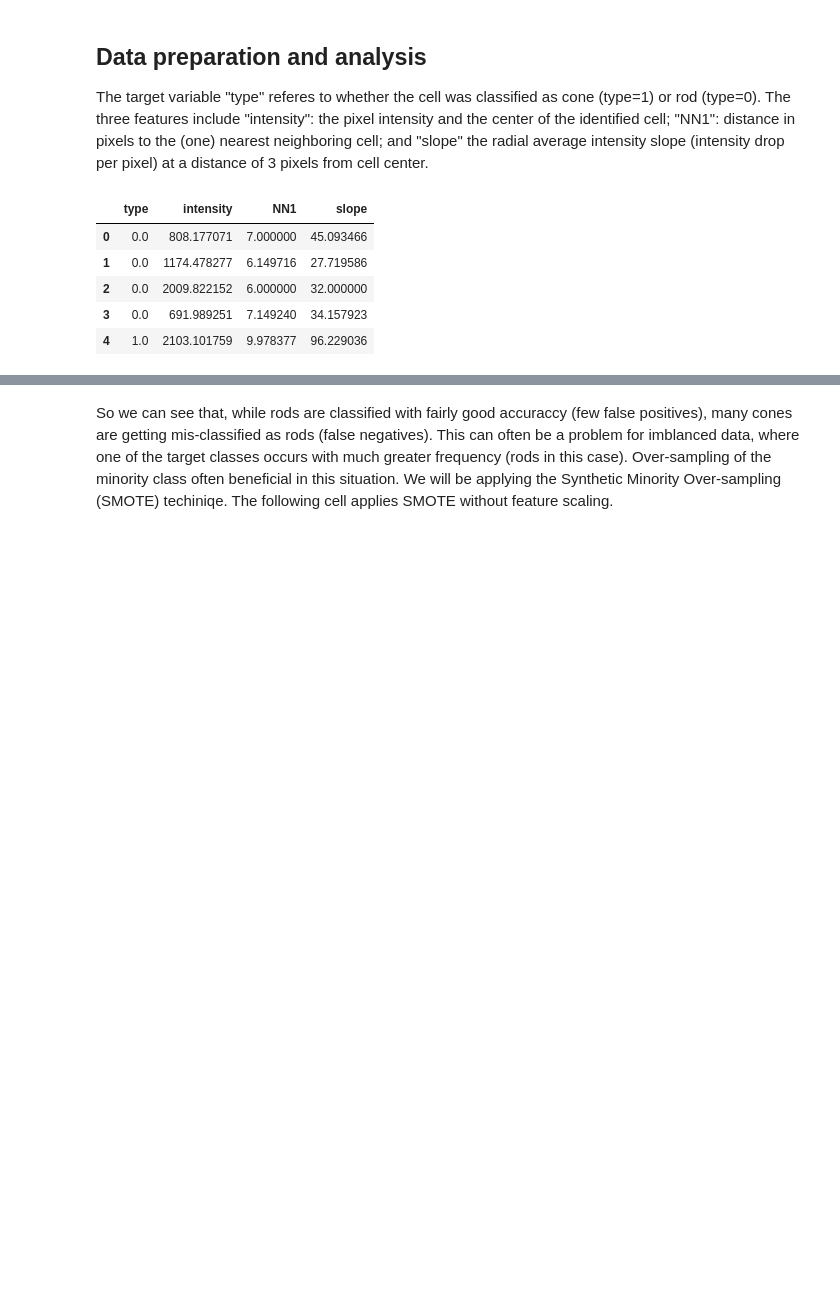
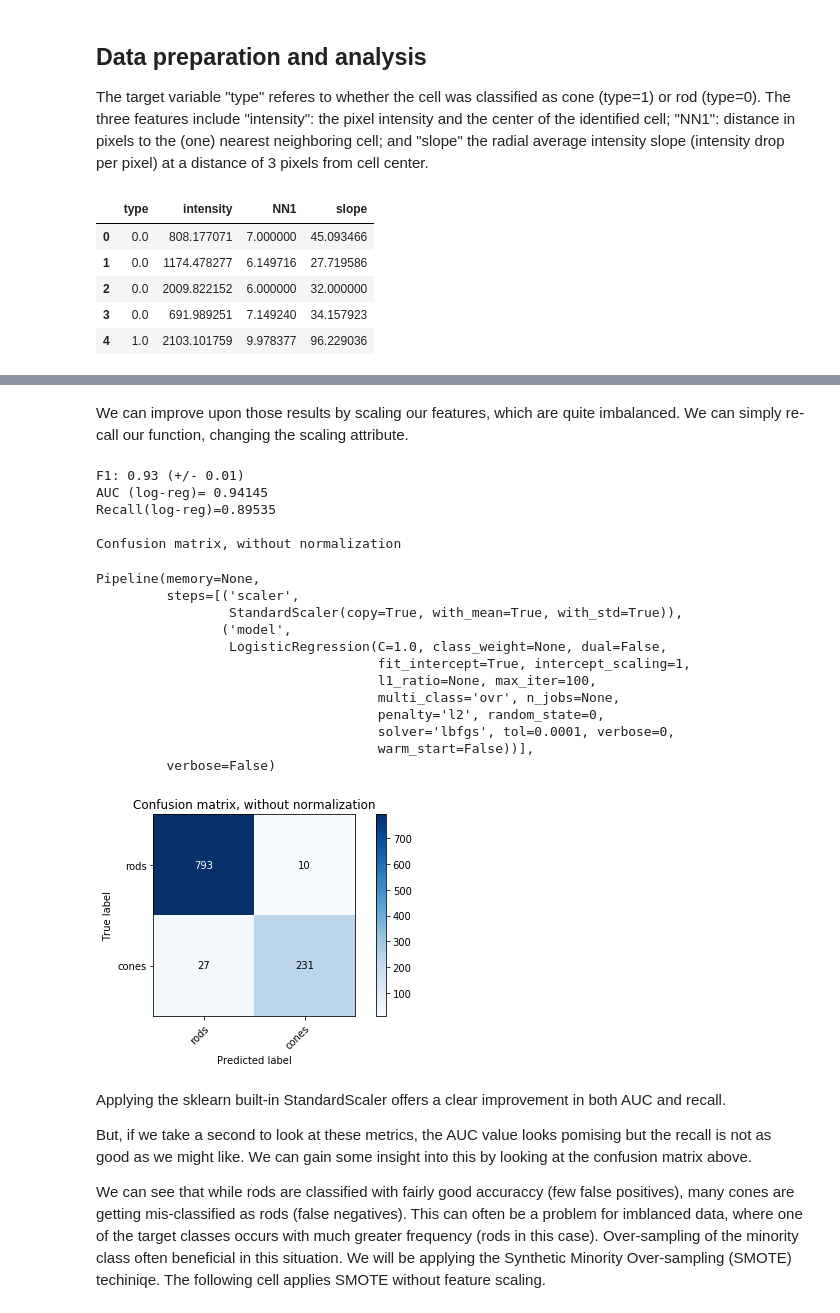
Before and after one commit to ewellsgray/data_science, a Jupyter notebook: pr_cells/cell_predict.ipynb, the cells around one changed output, grey strips where cells are left out. Saved outputs shown, nothing was run; the diff lists cells and outputs as text; code cells hidden in the pictures; blank space fills up the shorter version.

Commit message:
rearranged some ordering, functionalized models

```diff
--- a/pr_cells/cell_predict.ipynb
+++ b/pr_cells/cell_predict.ipynb
@@ -202,0 +169,42 @@ Confusion matrix, without normalization
+# %%
+def predict_logistic(x,y,features=[],do_scale=False,do_resamp=False, show_cm=False,normTF=False):
+
+    if len(features)>0:
+            x=x[features]
+
+    # Split the train/validate data
+    x_train, x_val, y_train, y_val = train_test_split(x,y,test_size=0.2,random_state=3)
+
+    # Option for resampling
+    if do_resamp:
+        sm = SMOTE(random_state=0, ratio = 1.0)
+        x_train, y_train = sm.fit_sample(x_train, y_train)
+
+    model = LogisticRegression(random_state=0,solver='lbfgs', multi_class='ovr')
+
+    # Option for Scaling
+    if do_scale:
+        classifier = Pipeline(steps = [('scaler',StandardScaler()),('model',model)])
+    else:
+        classifier = Pipeline(steps = [('model',model)])
+
+    _=classifier.fit(x_train,y_train)
+    y_predict = classifier.predict(x_val)
+
+    # Evaluate the model with several scores
+    scores = cross_val_score(classifier, x, y, cv=5, scoring='f1_macro')
+    print("F1: %0.2f (+/- %0.2f)" % (scores.mean(), scores.std() * 2))
+
+    auc = roc_auc_score(y_val, y_predict)
+    print('AUC (log-reg)=',round(auc,5))
+
+    recall = recall_score(y_val, y_predict)
+    print('Recall(log-reg)='+str(round(recall,5))+'\n')
+
+
+    if show_cm:
+        plot_confusion_matrix(y_val, y_predict, classes=['rods','cones'],
+                          normalize=normTF,
+                          title=None,
+                          cmap=plt.cm.Blues)
+    return classifier
@@ -203,2 +227,29 @@ Confusion matrix, without normalization
+# %% [markdown]
+We can improve upon those results by scaling our features, which are quite imbalanced. We can simply re-call our function, changing the scaling attribute.
+# %%
+predict_logistic(x,y, do_scale=True, show_cm=True)
+# %% [output]
+F1: 0.93 (+/- 0.01)
+AUC (log-reg)= 0.94145
+Recall(log-reg)=0.89535
+
+Confusion matrix, without normalization
+Pipeline(memory=None,
+         steps=[('scaler',
+                 StandardScaler(copy=True, with_mean=True, with_std=True)),
+                ('model',
+                 LogisticRegression(C=1.0, class_weight=None, dual=False,
+                                    fit_intercept=True, intercept_scaling=1,
+                                    l1_ratio=None, max_iter=100,
+                                    multi_class='ovr', n_jobs=None,
+                                    penalty='l2', random_state=0,
+                                    solver='lbfgs', tol=0.0001, verbose=0,
+                                    warm_start=False))],
+         verbose=False)
+[figure, added]
 # %% [markdown]
-So we can see that, while rods are classified with fairly good accuraccy (few false positives), many cones are getting mis-classified as rods (false negatives). This can often be a problem for imblanced data, where one of the target classes occurs with much greater frequency (rods in this case). Over-sampling of the minority class often beneficial in this situation. We will be applying the Synthetic Minority Over-sampling (SMOTE) techiniqe. The following cell applies SMOTE without feature scaling.
+Applying the sklearn built-in StandardScaler offers a clear improvement in both AUC and recall.
+
+But, if we take a second to look at these metrics, the AUC value looks pomising but the recall is not as good as we might like. We can gain some insight into this by looking at the confusion matrix above.
+
+We can see that while rods are classified with fairly good accuraccy (few false positives), many cones are getting mis-classified as rods (false negatives). This can often be a problem for imblanced data, where one of the target classes occurs with much greater frequency (rods in this case). Over-sampling of the minority class often beneficial in this situation. We will be applying the Synthetic Minority Over-sampling (SMOTE) techiniqe. The following cell applies SMOTE without feature scaling.
```
Also changed, not shown: parts of 25 cells of this notebook.
